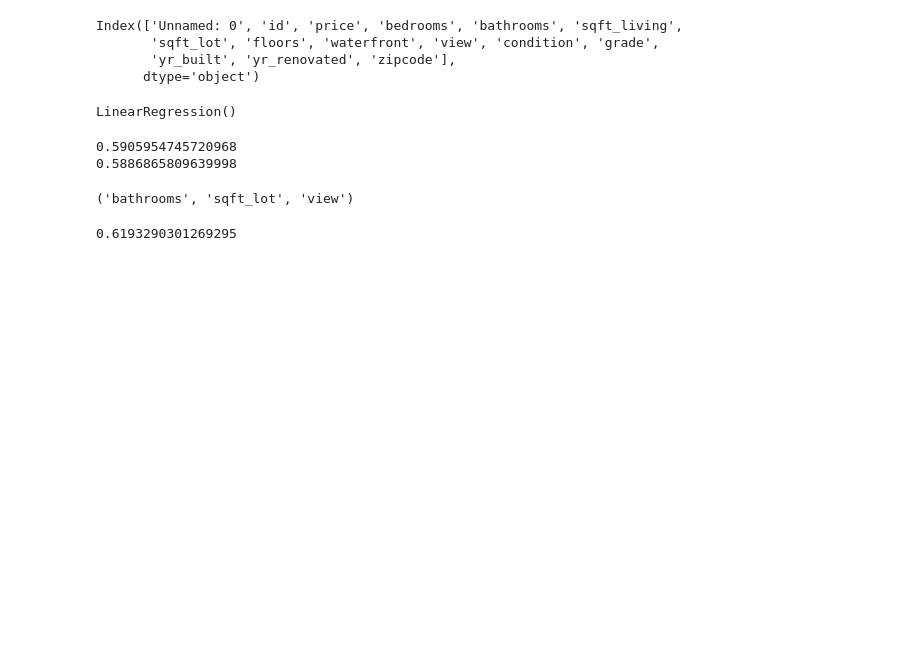
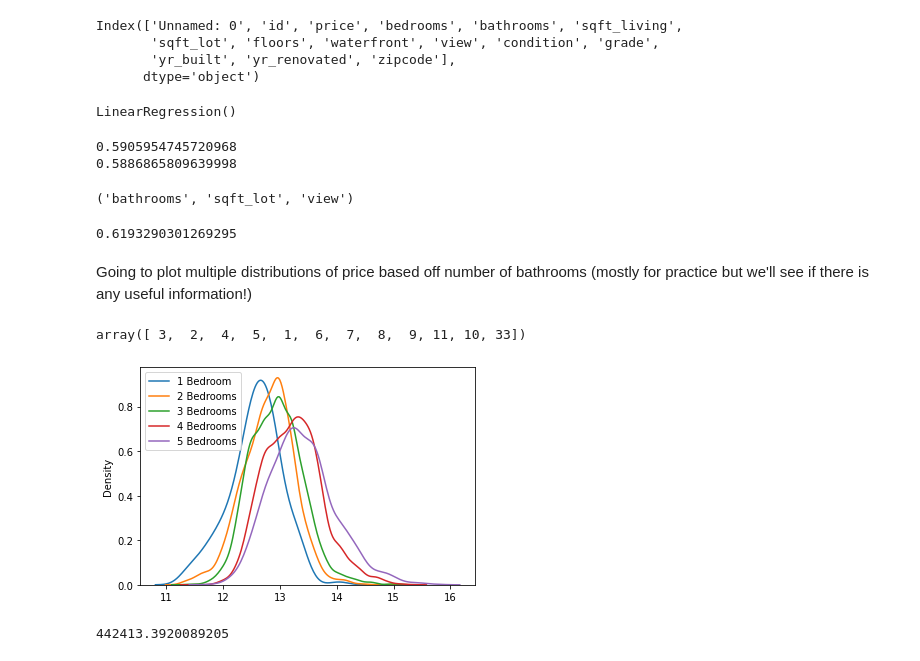
Before and after one commit to daniellejenkins17/Helping_Homebuyers_Buy_Houses, a Jupyter notebook: jalils_work/early_eda.ipynb, the cells around one changed output. Cells and saved outputs as stored; diff of their text form; code cells hidden in the pictures; blank space fills up the shorter version.

```diff
--- a/jalils_work/early_eda.ipynb
+++ b/jalils_work/early_eda.ipynb
@@ -87,3 +88,31 @@ comb_list[max_index]
 max_value
 # %% [output]
 0.6193290301269295
+# %% [markdown]
+Going to plot multiple distributions of price based off number of bathrooms (mostly for practice but we'll see if there is any useful information!)
+# %%
+house_data.bedrooms.unique()
+# %% [output]
+array([ 3,  2,  4,  5,  1,  6,  7,  8,  9, 11, 10, 33])
+# %%
+target_0 = house_data.loc[house_data['bedrooms'] == 1]
+target_1 = house_data.loc[house_data['bedrooms'] == 2]
+target_2 = house_data.loc[house_data['bedrooms'] == 3]
+target_3 = house_data.loc[house_data['bedrooms'] == 4]
+target_4 = house_data.loc[house_data['bedrooms'] == 5]
+
+sns.distplot(np.log(target_0[['price']]), hist=False, label='1 Bedroom')
+sns.distplot(np.log(target_1[['price']]), hist=False, label='2 Bedrooms')
+sns.distplot(np.log(target_2[['price']]), hist=False, label='3 Bedrooms')
+sns.distplot(np.log(target_3[['price']]), hist=False, label='4 Bedrooms')
+sns.distplot(np.log(target_4[['price']]), hist=False, label='5 Bedrooms')
+
+#sns.distplot((target_0[['price']]), hist=False, rug=True)
+plt.legend(loc="upper left")
+plt.show()
+# %% [output]
+[figure, added]
+# %%
+np.exp(13)
+# %% [output]
+442413.3920089205
```
Also changed, not shown: parts of 7 cells of this notebook, 3 other files.
